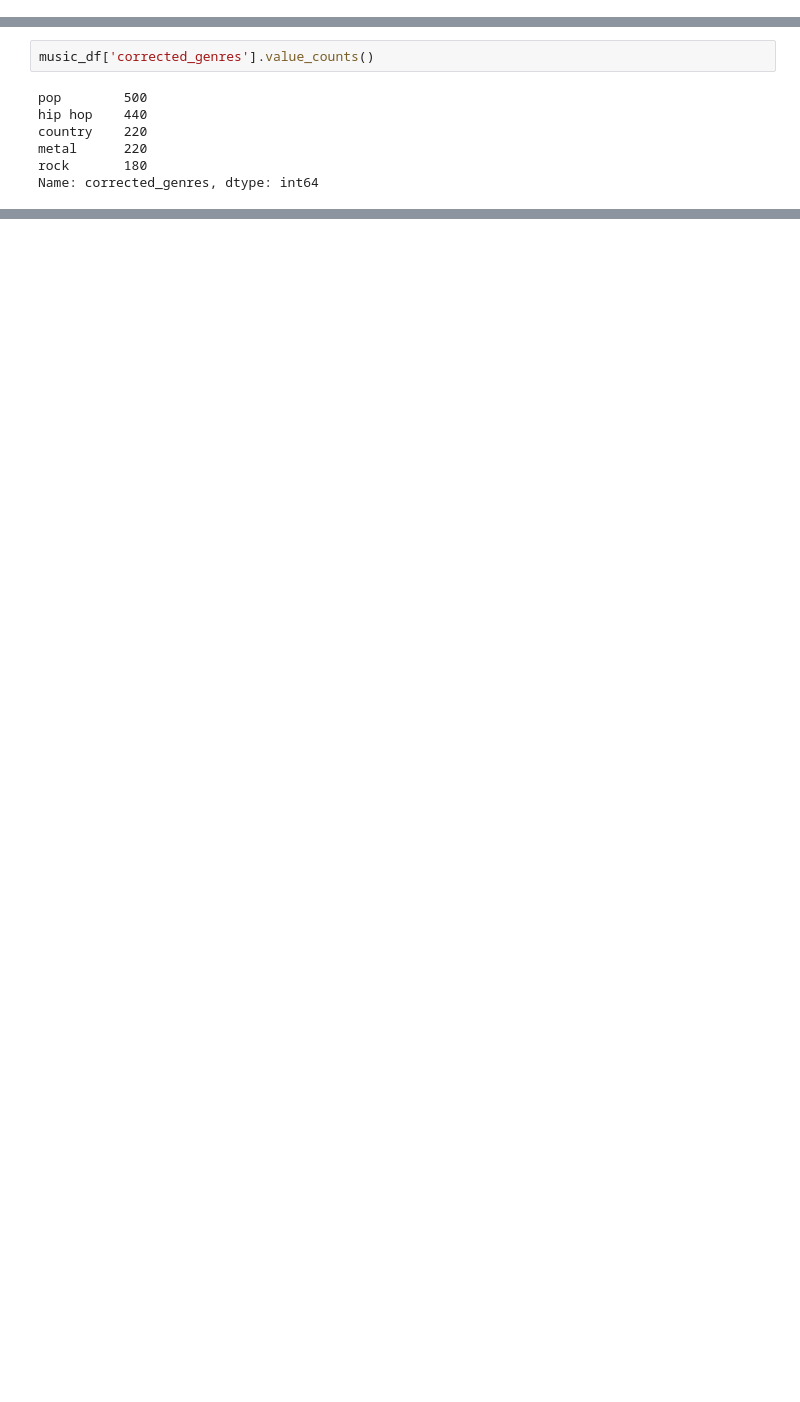
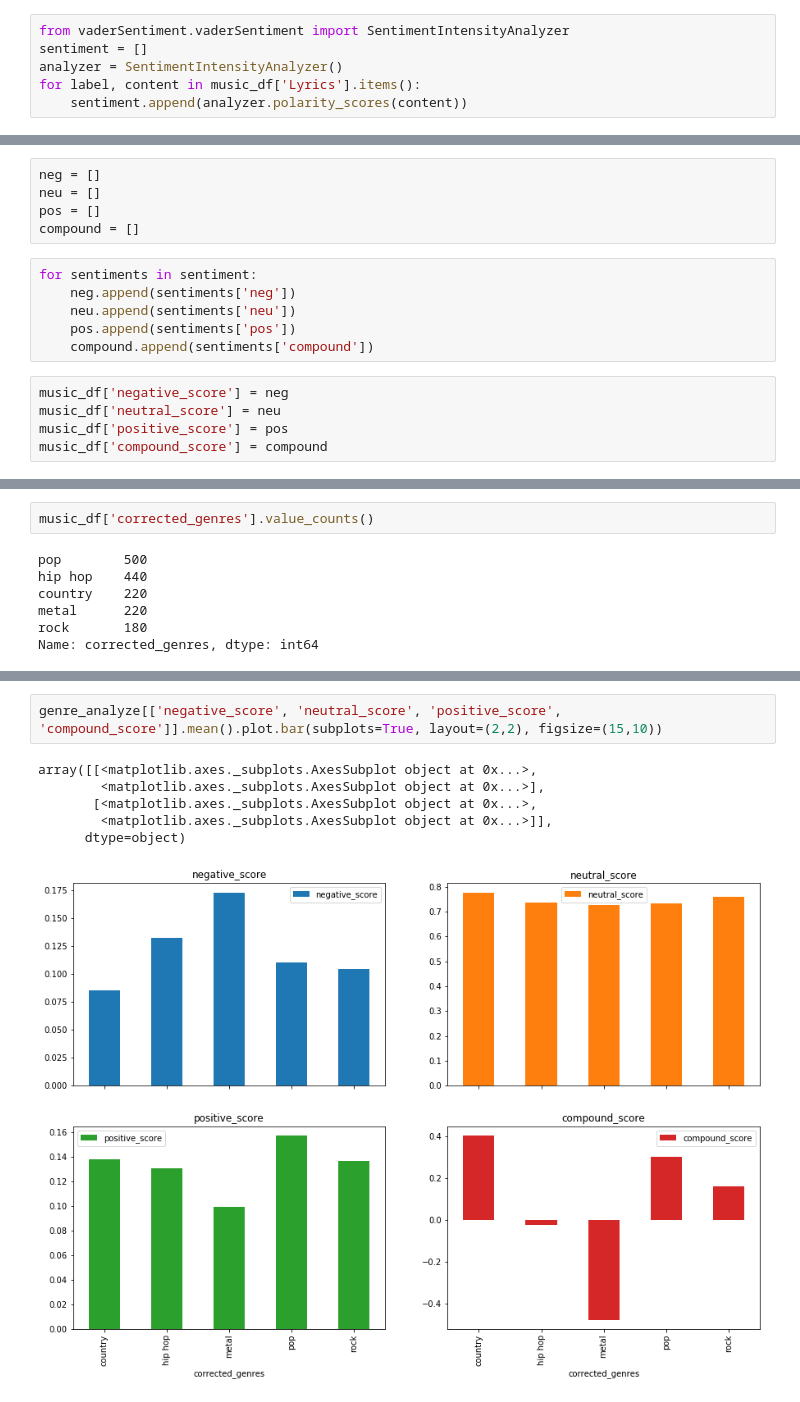
Before and after one commit to ccamp032/Music-Mood-Analysis, a Jupyter notebook: Phase_2_data_analysis/LyricDataset_Chris.ipynb, the cells around one changed output, grey strips where cells are left out. Drawn from its saved outputs; the diff is of its cells as text; blank space fills up the shorter version.

Commit message:
More analysis done on genres

```diff
--- a/Phase_2_data_analysis/LyricDataset_Chris.ipynb
+++ b/Phase_2_data_analysis/LyricDataset_Chris.ipynb
@@ -53,0 +86,6 @@ music_df.head()
+# %%
+from vaderSentiment.vaderSentiment import SentimentIntensityAnalyzer
+sentiment = []
+analyzer = SentimentIntensityAnalyzer()
+for label, content in music_df['Lyrics'].items():
+    sentiment.append(analyzer.polarity_scores(content))
@@ -53,0 +102,16 @@ music_df.head()
+# %%
+neg = []
+neu = []
+pos = []
+compound = []
+# %%
+for sentiments in sentiment:
+    neg.append(sentiments['neg'])
+    neu.append(sentiments['neu'])
+    pos.append(sentiments['pos'])
+    compound.append(sentiments['compound'])
+# %%
+music_df['negative_score'] = neg
+music_df['neutral_score'] = neu
+music_df['positive_score'] = pos
+music_df['compound_score'] = compound
@@ -71,0 +201,9 @@ genre_analyze[['Danceability', 'Energy', 'Valence', 'Loudness', '#_words', 'Dura
+# %%
+genre_analyze[['negative_score', 'neutral_score', 'positive_score', 'compound_score']].mean().plot.bar(subplots=True, layout=(2,2), figsize=(15,10))
+# %% [output]
+array([[<matplotlib.axes._subplots.AxesSubplot object at 0x...>,
+        <matplotlib.axes._subplots.AxesSubplot object at 0x...>],
+       [<matplotlib.axes._subplots.AxesSubplot object at 0x...>,
+        <matplotlib.axes._subplots.AxesSubplot object at 0x...>]],
+      dtype=object)
+[figure, added]
```
Also changed, not shown: parts of 26 cells of this notebook.
